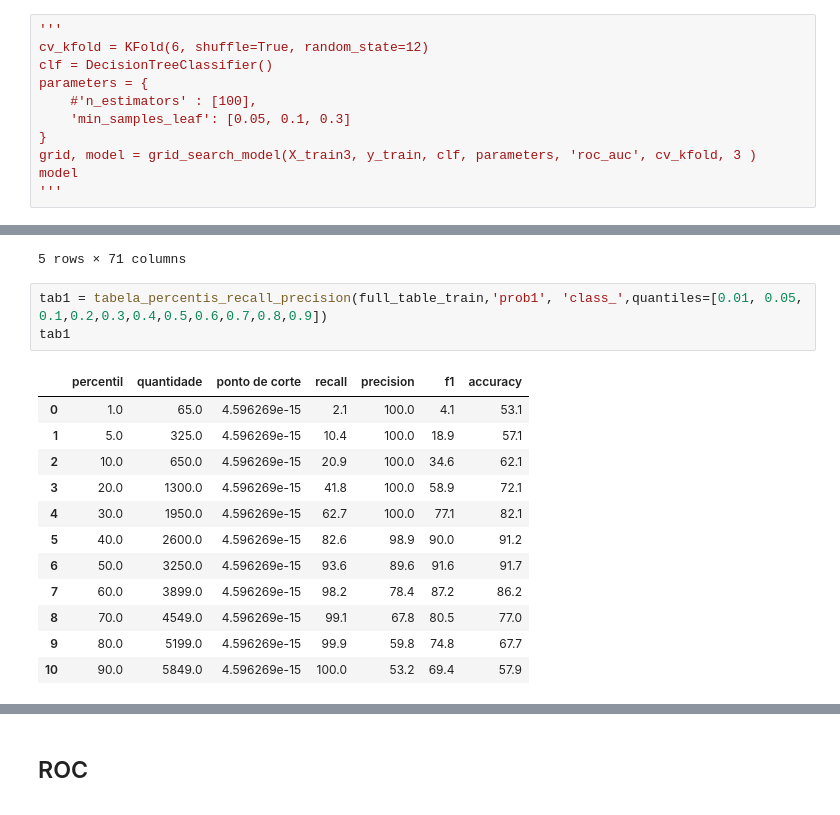
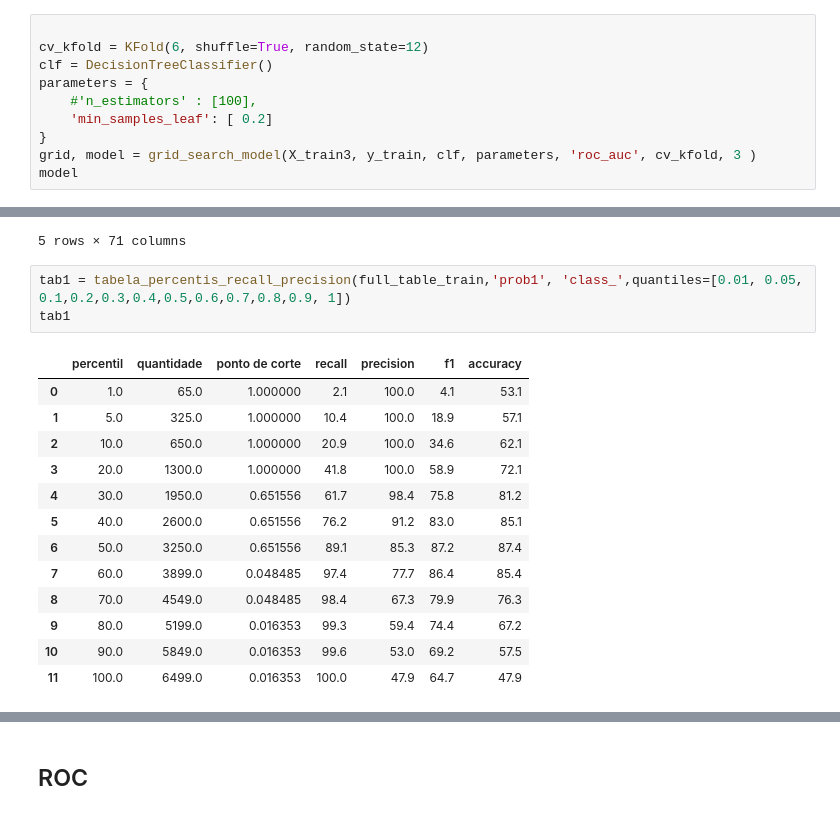
Before and after one commit to mopdc/python-codes, a Jupyter notebook: supervised learning results/metrics and results.ipynb, the cells around one changed output, grey strips where cells are left out. Cells and saved outputs as stored; diff of their text form.

```diff
--- a/supervised learning results/metrics and results.ipynb
+++ b/supervised learning results/metrics and results.ipynb
@@ -521,13 +549,12 @@ Find best parameterers in 0.3930 seconds.
 BernoulliNB(alpha=1.0, binarize=0.0, class_prior=None, fit_prior=True)
 # %%
-'''
+
 cv_kfold = KFold(6, shuffle=True, random_state=12)
 clf = DecisionTreeClassifier()
 parameters = {
     #'n_estimators' : [100],
-    'min_samples_leaf': [0.05, 0.1, 0.3]
+    'min_samples_leaf': [ 0.2]
 }
 grid, model = grid_search_model(X_train3, y_train, clf, parameters, 'roc_auc', cv_kfold, 3 )
 model
-'''
 # %% [output]
@@ -587,19 +637,20 @@ full_table_train.head()
 | 4 | 0 | 0 | 0 | 1 | 1 | 0 | 0 | ... |
 5 rows × 71 columns
 # %%
-tab1 = tabela_percentis_recall_precision(full_table_train,'prob1', 'class_',quantiles=[0.01, 0.05, 0.1,0.2,0.3,0.4,0.5,0.6,0.7,0.8,0.9])
+tab1 = tabela_percentis_recall_precision(full_table_train,'prob1', 'class_',quantiles=[0.01, 0.05, 0.1,0.2,0.3,0.4,0.5,0.6,0.7,0.8,0.9, 1])
 tab1
 # %% [output]
 |  | percentil | quantidade | ponto de corte | recall | precision | f1 | accuracy |
-| 0 | 1.0 | 65.0 | 4.596269e-15 | 2.1 | 100.0 | 4.1 | 53.1 |
-| 1 | 5.0 | 325.0 | 4.596269e-15 | 10.4 | 100.0 | 18.9 | 57.1 |
-| 2 | 10.0 | 650.0 | 4.596269e-15 | 20.9 | 100.0 | 34.6 | 62.1 |
-| 3 | 20.0 | 1300.0 | 4.596269e-15 | 41.8 | 100.0 | 58.9 | 72.1 |
-| 4 | 30.0 | 1950.0 | 4.596269e-15 | 62.7 | 100.0 | 77.1 | 82.1 |
-| 5 | 40.0 | 2600.0 | 4.596269e-15 | 82.6 | 98.9 | 90.0 | 91.2 |
-| 6 | 50.0 | 3250.0 | 4.596269e-15 | 93.6 | 89.6 | 91.6 | 91.7 |
-| 7 | 60.0 | 3899.0 | 4.596269e-15 | 98.2 | 78.4 | 87.2 | 86.2 |
-| 8 | 70.0 | 4549.0 | 4.596269e-15 | 99.1 | 67.8 | 80.5 | 77.0 |
-| 9 | 80.0 | 5199.0 | 4.596269e-15 | 99.9 | 59.8 | 74.8 | 67.7 |
-| 10 | 90.0 | 5849.0 | 4.596269e-15 | 100.0 | 53.2 | 69.4 | 57.9 |
+| 0 | 1.0 | 65.0 | 1.000000 | 2.1 | 100.0 | 4.1 | 53.1 |
+| 1 | 5.0 | 325.0 | 1.000000 | 10.4 | 100.0 | 18.9 | 57.1 |
+| 2 | 10.0 | 650.0 | 1.000000 | 20.9 | 100.0 | 34.6 | 62.1 |
+| 3 | 20.0 | 1300.0 | 1.000000 | 41.8 | 100.0 | 58.9 | 72.1 |
+| 4 | 30.0 | 1950.0 | 0.651556 | 61.7 | 98.4 | 75.8 | 81.2 |
+| 5 | 40.0 | 2600.0 | 0.651556 | 76.2 | 91.2 | 83.0 | 85.1 |
+| 6 | 50.0 | 3250.0 | 0.651556 | 89.1 | 85.3 | 87.2 | 87.4 |
+| 7 | 60.0 | 3899.0 | 0.048485 | 97.4 | 77.7 | 86.4 | 85.4 |
+| 8 | 70.0 | 4549.0 | 0.048485 | 98.4 | 67.3 | 79.9 | 76.3 |
+| 9 | 80.0 | 5199.0 | 0.016353 | 99.3 | 59.4 | 74.4 | 67.2 |
+| 10 | 90.0 | 5849.0 | 0.016353 | 99.6 | 53.0 | 69.2 | 57.5 |
+| 11 | 100.0 | 6499.0 | 0.016353 | 100.0 | 47.9 | 64.7 | 47.9 |
 # %%
```
Also changed, not shown: parts of 15 cells of this notebook.
